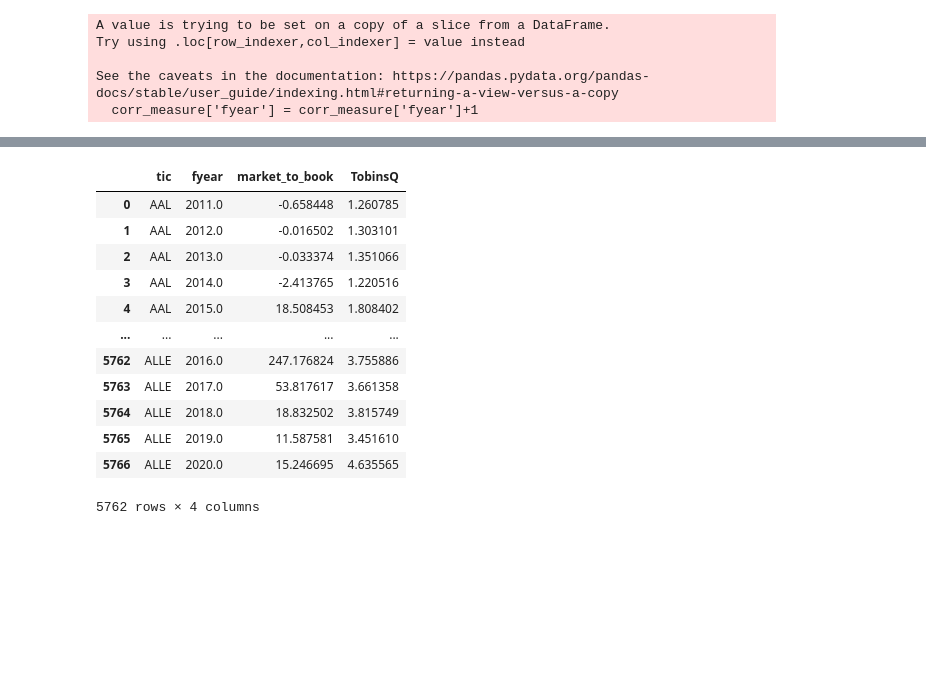
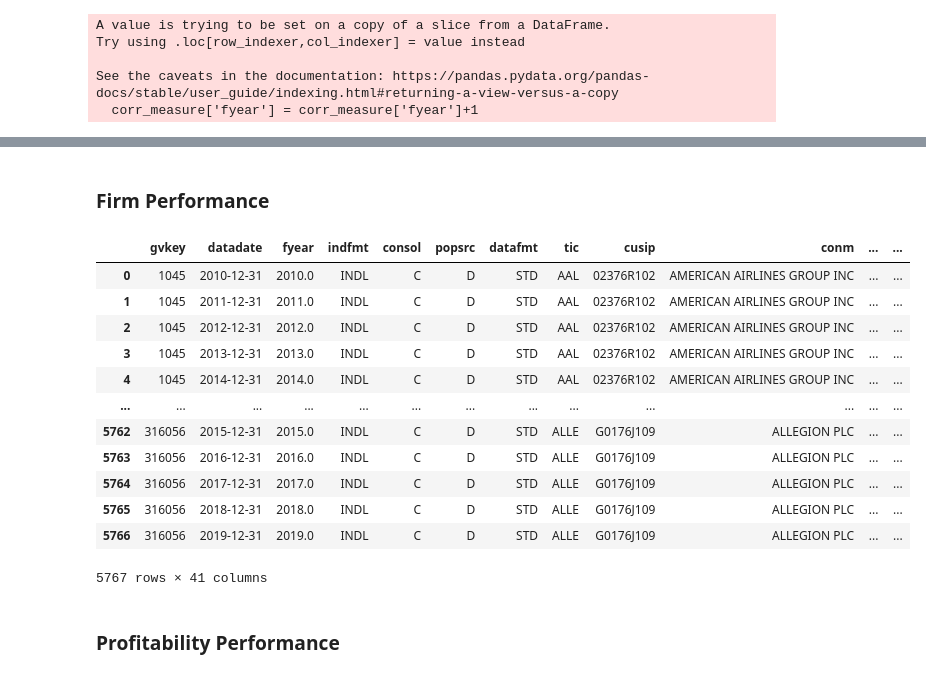
Before and after one commit to tobeybill/TISATAFL, a Jupyter notebook: CodeExploration.ipynb, the cells around one changed output, grey strips where cells are left out. Saved outputs shown, nothing was run; the diff lists cells and outputs as text; code cells hidden in the pictures; blank space fills up the shorter version.

Commit message:
firm performance functions

```diff
--- a/CodeExploration.ipynb
+++ b/CodeExploration.ipynb
@@ -287,17 +293,21 @@ firm_date_data
 5762 rows × 10 columns
-# %%
-corr_measure
-# %% [output]
-|  | tic | fyear | market_to_book | TobinsQ |
-| 0 | AAL | 2011.0 | -0.658448 | 1.260785 |
-| 1 | AAL | 2012.0 | -0.016502 | 1.303101 |
-| 2 | AAL | 2013.0 | -0.033374 | 1.351066 |
-| 3 | AAL | 2014.0 | -2.413765 | 1.220516 |
-| 4 | AAL | 2015.0 | 18.508453 | 1.808402 |
-| ... | ... | ... | ... | ... |
-| 5762 | ALLE | 2016.0 | 247.176824 | 3.755886 |
-| 5763 | ALLE | 2017.0 | 53.817617 | 3.661358 |
-| 5764 | ALLE | 2018.0 | 18.832502 | 3.815749 |
-| 5765 | ALLE | 2019.0 | 11.587581 | 3.451610 |
-| 5766 | ALLE | 2020.0 | 15.246695 | 4.635565 |
-5762 rows × 4 columns
+# %% [markdown]
+### Firm Performance
+# %%
+firm_data
+# %% [output]
+|  | gvkey | datadate | fyear | indfmt | consol | popsrc | datafmt | tic | cusip | conm | ... | ... |
+| 0 | 1045 | 2010-12-31 | 2010.0 | INDL | C | D | STD | AAL | 02376R102 | AMERICAN AIRLINES GROUP INC | ... | ... |
+| 1 | 1045 | 2011-12-31 | 2011.0 | INDL | C | D | STD | AAL | 02376R102 | AMERICAN AIRLINES GROUP INC | ... | ... |
+| 2 | 1045 | 2012-12-31 | 2012.0 | INDL | C | D | STD | AAL | 02376R102 | AMERICAN AIRLINES GROUP INC | ... | ... |
+| 3 | 1045 | 2013-12-31 | 2013.0 | INDL | C | D | STD | AAL | 02376R102 | AMERICAN AIRLINES GROUP INC | ... | ... |
+| 4 | 1045 | 2014-12-31 | 2014.0 | INDL | C | D | STD | AAL | 02376R102 | AMERICAN AIRLINES GROUP INC | ... | ... |
+| ... | ... | ... | ... | ... | ... | ... | ... | ... | ... | ... | ... | ... |
+| 5762 | 316056 | 2015-12-31 | 2015.0 | INDL | C | D | STD | ALLE | G0176J109 | ALLEGION PLC | ... | ... |
+| 5763 | 316056 | 2016-12-31 | 2016.0 | INDL | C | D | STD | ALLE | G0176J109 | ALLEGION PLC | ... | ... |
+| 5764 | 316056 | 2017-12-31 | 2017.0 | INDL | C | D | STD | ALLE | G0176J109 | ALLEGION PLC | ... | ... |
+| 5765 | 316056 | 2018-12-31 | 2018.0 | INDL | C | D | STD | ALLE | G0176J109 | ALLEGION PLC | ... | ... |
+| 5766 | 316056 | 2019-12-31 | 2019.0 | INDL | C | D | STD | ALLE | G0176J109 | ALLEGION PLC | ... | ... |
+5767 rows × 41 columns
+# %% [markdown]
+### Profitability Performance
```
Also changed, not shown: parts of 29 cells of this notebook, 3 other files.
